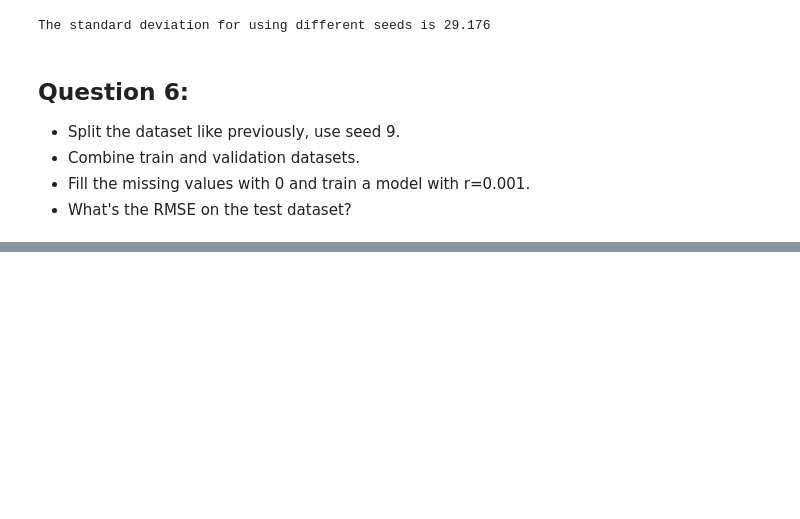
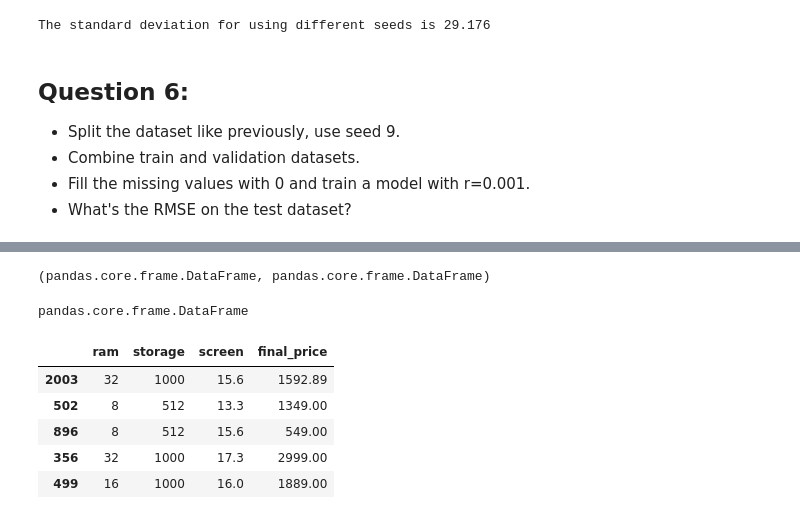
Before and after one commit to EllenB/ML_Zoomcamp, a Jupyter notebook: week_2/assignment_2.ipynb, the cells around one changed output, grey strips where cells are left out. Drawn from its saved outputs; the diff is of its cells as text; code cells hidden in the pictures; blank space fills up the shorter version.

```diff
--- a/week_2/assignment_2.ipynb
+++ b/week_2/assignment_2.ipynb
@@ -444,0 +460,2 @@ The standard deviation for using different seeds is 29.176
+# %%
+df_train_zero['screen'] = df_train_zero['screen'].fillna(0)
@@ -444,0 +478,4 @@ The standard deviation for using different seeds is 29.176
+# %%
+df_val_zero = df_val.copy()
+# %%
+df_val_zero['screen'] = df_val_zero['screen'].fillna(0)
@@ -444,0 +494,19 @@ The standard deviation for using different seeds is 29.176
+# %%
+type(df_train_zero), type(df_val_zero)
+# %% [output]
+(pandas.core.frame.DataFrame, pandas.core.frame.DataFrame)
+# %%
+df_full_zero = pd.concat([df_train_zero, df_val_zero])
+# %%
+type(df_full_zero)
+# %% [output]
+pandas.core.frame.DataFrame
+# %%
+df_full_zero.head()
+# %% [output]
+|  | ram | storage | screen | final_price |
+| 2003 | 32 | 1000 | 15.6 | 1592.89 |
+| 502 | 8 | 512 | 13.3 | 1349.00 |
+| 896 | 8 | 512 | 15.6 | 549.00 |
+| 356 | 32 | 1000 | 17.3 | 2999.00 |
+| 499 | 16 | 1000 | 16.0 | 1889.00 |
```
Also changed, not shown: parts of 22 cells of this notebook.
